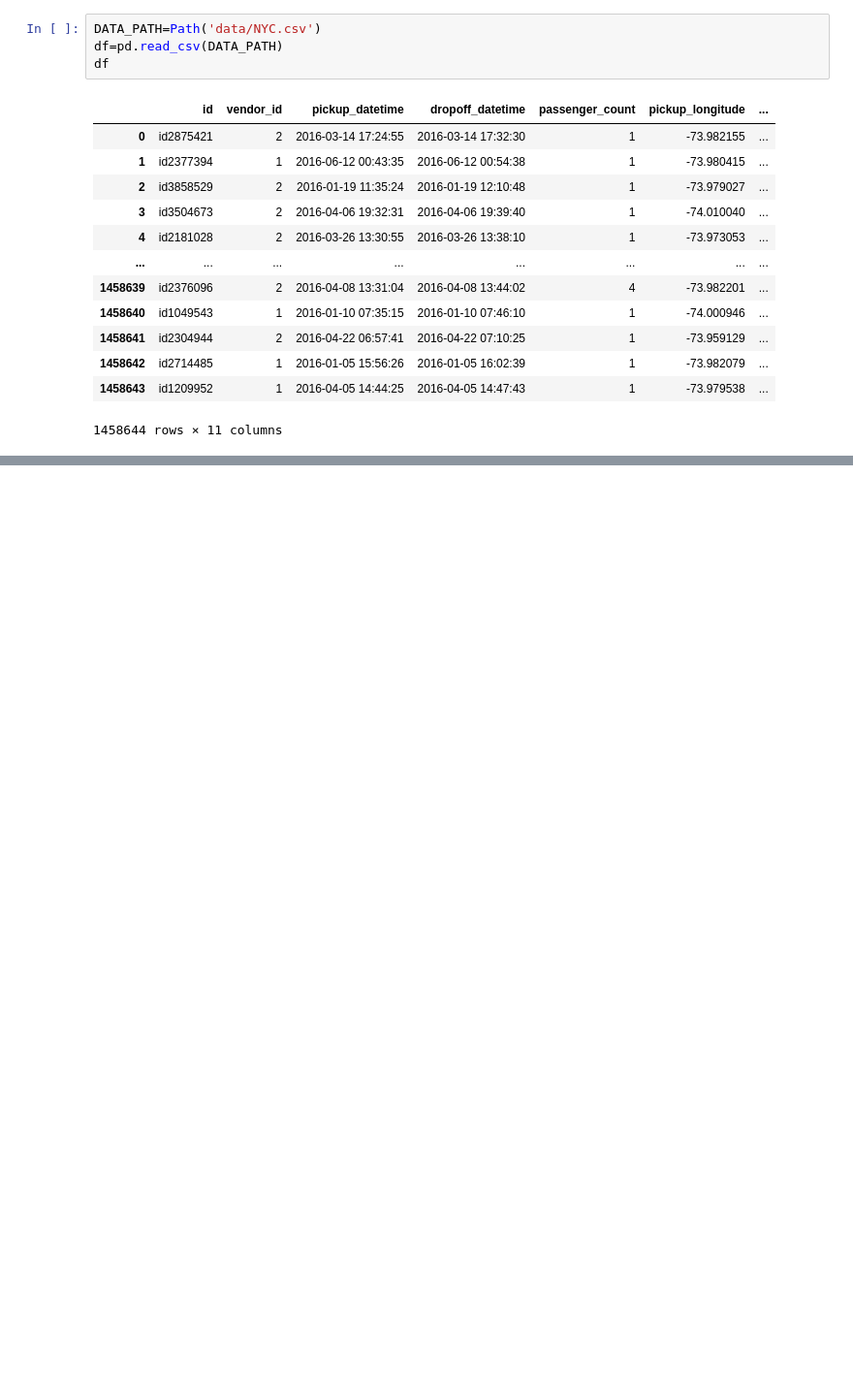
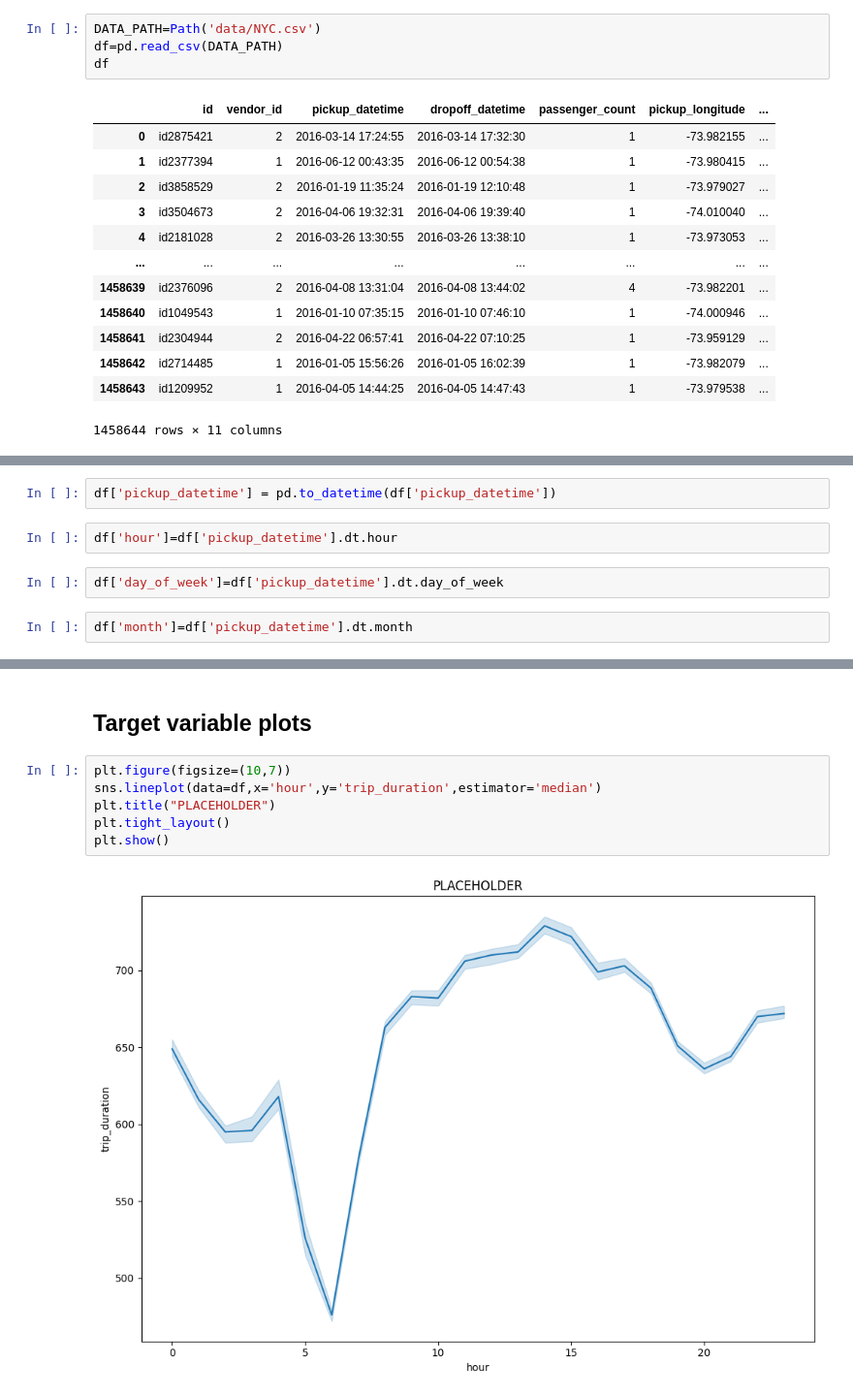
Before and after one commit to Handras18/NYC-Taxi-Trip-Duration, a Jupyter notebook: 01_eda.ipynb, the cells around one changed output, grey strips where cells are left out. Shown at 97% size. Saved outputs shown, nothing was run; the diff lists cells and outputs as text; blank space fills up the shorter version.

```diff
--- a/01_eda.ipynb
+++ b/01_eda.ipynb
@@ -24,0 +194,8 @@ df
+# %%
+df['pickup_datetime'] = pd.to_datetime(df['pickup_datetime'])
+# %%
+df['hour']=df['pickup_datetime'].dt.hour
+# %%
+df['day_of_week']=df['pickup_datetime'].dt.day_of_week
+# %%
+df['month']=df['pickup_datetime'].dt.month
@@ -24,0 +218,10 @@ df
+# %% [markdown]
+## Target variable plots
+# %%
+plt.figure(figsize=(10,7))
+sns.lineplot(data=df,x='hour',y='trip_duration',estimator='median')
+plt.title("PLACEHOLDER")
+plt.tight_layout()
+plt.show()
+# %% [output]
+[figure, added]
```
Also changed, not shown: parts of 37 cells of this notebook.
